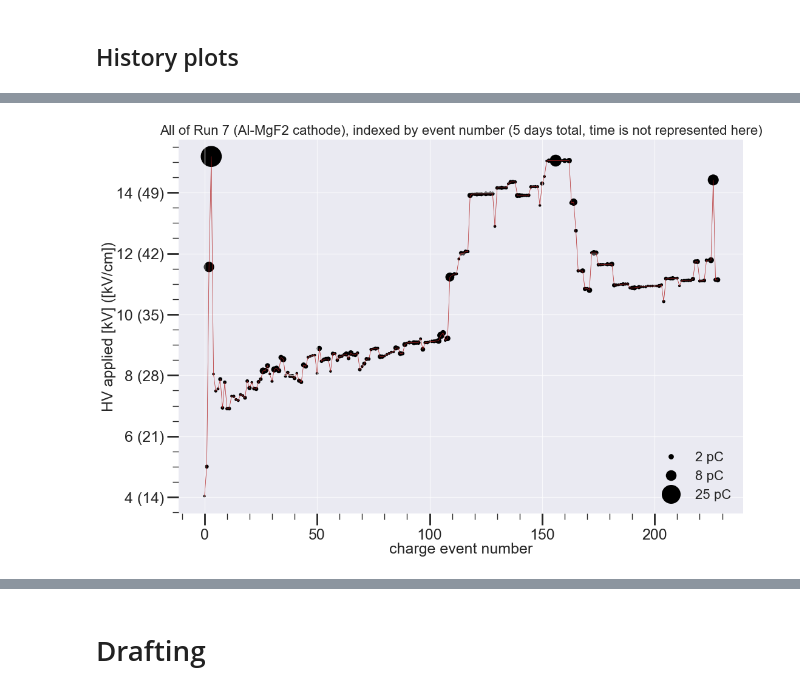
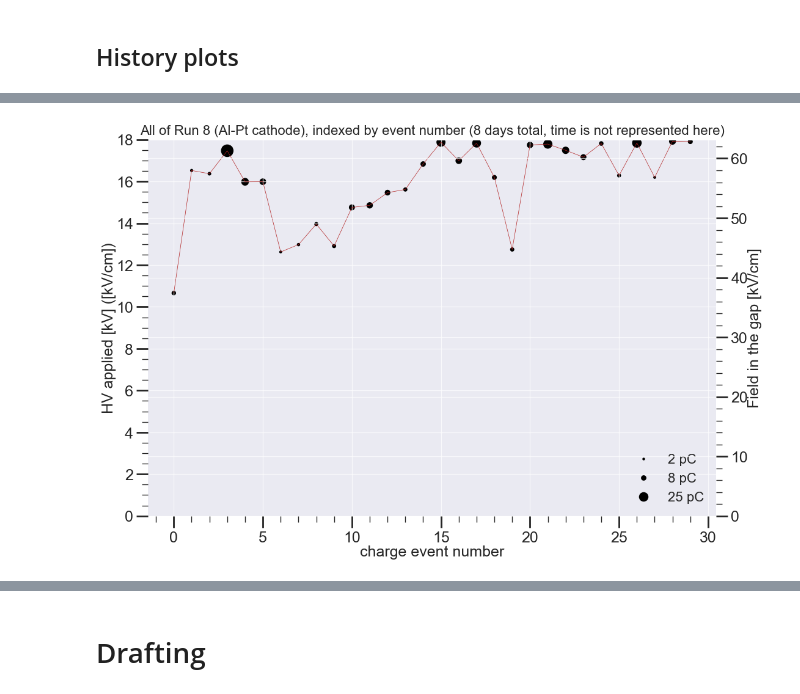
Before and after one commit to ejangelico/ad2-data-processing, a Jupyter notebook: notebooks/Analysis of run comparisons.ipynb, the cells around one changed output, grey strips where cells are left out. Drawn from its saved outputs; the diff is of its cells as text; code cells hidden in the pictures.

Commit message:
History plotter updated, and comparison between runs plots made.

```diff
--- a/notebooks/Analysis of run comparisons.ipynb
+++ b/notebooks/Analysis of run comparisons.ipynb
@@ -21,4 +21,4 @@ red_file_name = "combined_reduced.p"
 #analysis tools objects, unloaded data
 anas = {}
 for n in topdirs:
-    anas[n] = AnalysisTools.AnalysisTools(topdirs[n]+red_file_name, configs[n])
+    anas[n] = AnalysisTools.AnalysisTools(topdirs[n]+red_file_name, configs[n], ramp_topdir=topdirs[n])
@@ -230,43 +266,43 @@ for run, ana in anas.items():
 # %%
 from matplotlib.lines import Line2D
-d = anas[7].df
+d = anas[8].df
 fig, ax = plt.subplots()
 
 mask = (d["ch3 amp"] > 2) & (d["ch3 amp"] != None)
 d_ch = np.array(d[mask]["ch3 charge"])
 d_sec = np.array(d[mask]["ch3 seconds"])
 d_hv = np.array(d[mask]["ch3 hv"])
 d_E = np.array(d[mask]["ch3 field"])
 
 #recast time
 d_dt = [datetime.fromtimestamp(_) for _ in d_sec]
 
 ax.plot(range(len(d_hv)), d_hv, '-', color='firebrick', linewidth=0.5)
 ax.scatter(range(len(d_hv)), d_hv, s=list(np.array(d_ch)*20), color='k')
-
+ax.set_ylim([0, 18])
 
 #field values are printed alongside the same ticks on the voltage axis
-gap = 0.285 #cm
-yticks_old = ax.get_yticklabels()
-yticks_new = []
-for yt in yticks_old:
-    yticks_new.append(yt.get_text() + " ({:d})".format(int(float(yt.get_text())/gap)))
-ax.set_yticklabels(yticks_new)
+ax2 = ax.twinx()
+E_f = lambda V:V/0.285
+ymin, ymax = ax.get_ylim()
+ax2.set_ylim(E_f(ymin), E_f(ymax))
+ax2.plot([], [])
+ax2.set_ylabel("Field in the gap [kV/cm]")
 
 
 # Define custom legend entries with markers
 legend_elements = [
-    Line2D([0], [0], marker='o', linewidth=0, color='k', markersize=np.sqrt(2*20), label='2 pC'),
-    Line2D([0], [0], marker='o', linewidth=0, color='k', markersize=np.sqrt(8*20), label='8 pC'),
-    Line2D([0], [0], marker='o', linewidth=0, color='k', markersize=np.sqrt(25*20), label='25 pC'),
+    Line2D([0], [0], marker='o', linewidth=0, color='k', markersize=np.sqrt(2*20)/2, label='2 pC'),
+    Line2D([0], [0], marker='o', linewidth=0, color='k', markersize=np.sqrt(8*20)/2, label='8 pC'),
+    Line2D([0], [0], marker='o', linewidth=0, color='k', markersize=np.sqrt(25*20)/2, label='25 pC'),
 ]
 
 # Add legend with custom legend entries
 ax.legend(handles=legend_elements, loc='lower right')
 
 ax.set_xlabel("charge event number")
 ax.set_ylabel("HV applied [kV] ([kV/cm])")
-ax.set_title("All of Run 7 (Al-MgF2 cathode), indexed by event number (5 days total, time is not represented here)")
+ax.set_title("All of Run 8 (Al-Pt cathode), indexed by event number (8 days total, time is not represented here)")
 plt.show()
 # %% [output]
-[figure, old version]
+[figure, new version]
```
Also changed, not shown: parts of 7 cells of this notebook, 6 other files.
